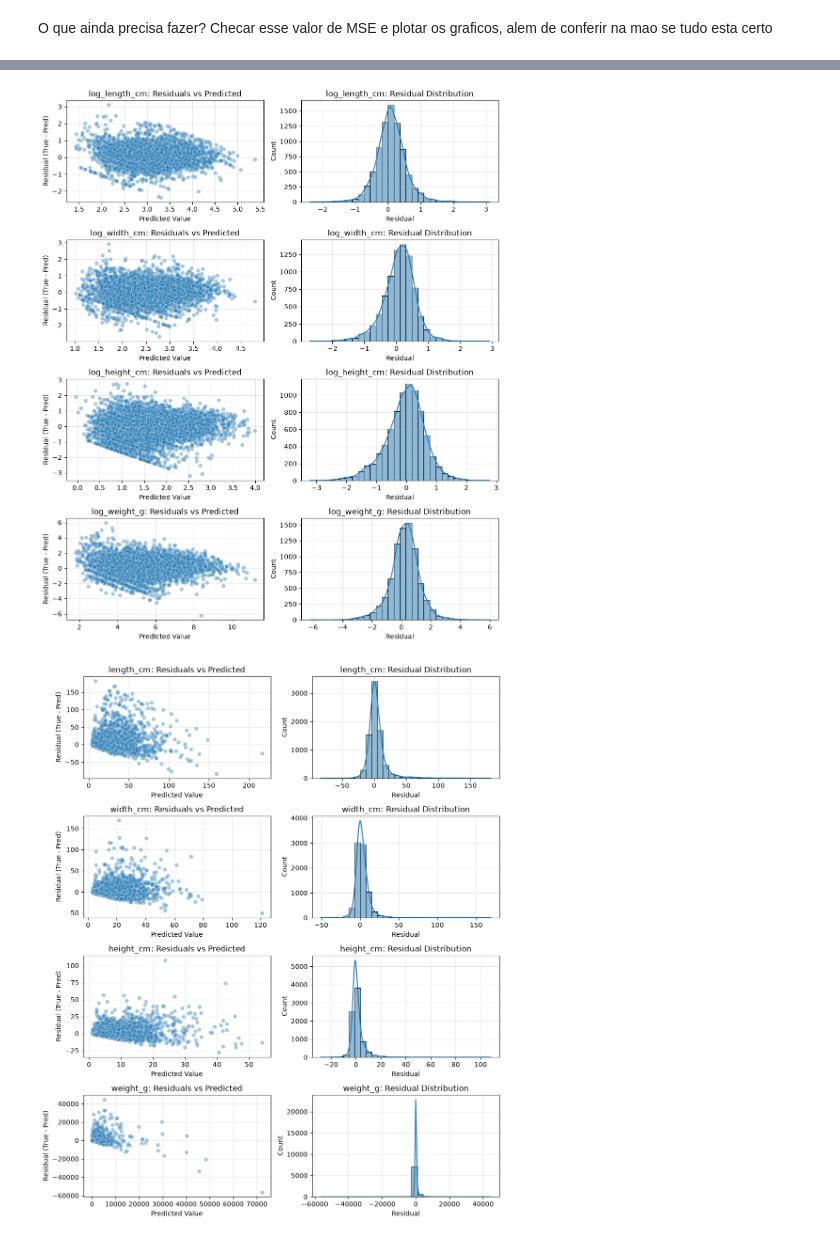
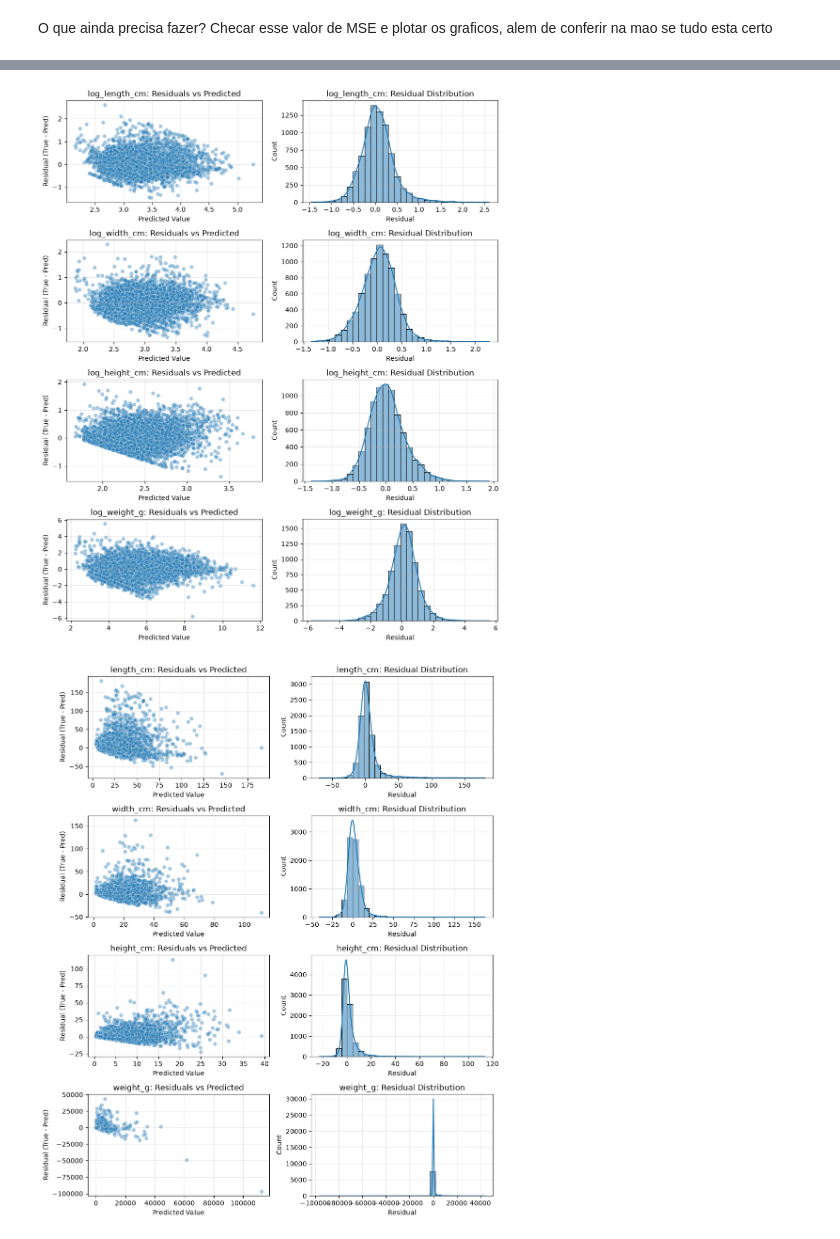
Before and after one commit to tomazcavalcantee/Cubagem---Stone, a Jupyter notebook: notebooks/5_multimodal.ipynb, the cells around one changed output, grey strips where cells are left out. Cells and saved outputs as stored; diff of their text form; code cells hidden in the pictures.

```diff
--- a/notebooks/5_multimodal.ipynb
+++ b/notebooks/5_multimodal.ipynb
@@ -90,8 +90,25 @@ log_targets = [
     "log_height_cm",
     "log_weight_g",
 ]
+# %%
+class LogTransform:
+    def __init__(self, c, name):
+        self.c = c
+        self.name = name
+
+    def __str__(self):
+        return self.name
+
+    def f(self, x):
+        return np.log(x + self.c)
+
+    def inv(self, x):
+        return np.exp(x) - self.c
+
+c = 5
+transform = LogTransform(c, f"log(x+{c})")
 # %%
-df[log_targets] = np.log(df[targets])
+df[log_targets] = transform.f(df[targets])
 # %%
 ROOT = "../embeddings"
 
@@ -432,8 +451,8 @@ def evaluate_and_stratify(model, val_loader, device, target_names, log_scale=Tru
     all_targets = np.vstack(all_targets)
 
     if not log_scale:
-        all_preds = np.exp(all_preds)
-        all_targets = np.exp(all_targets)
+        all_preds = transform.inv(all_preds)
+        all_targets = transform.inv(all_targets)
 
     # Error dataframe
     df_list = []
@@ -503,4 +522,4 @@ def plot_residuals(df_errors):
         ax_hist.grid(alpha=0.3)
 
     plt.tight_layout()
-    plt.show()
+    return fig
@@ -532,11 +603,13 @@ ds_val = CubagemDataset(df_val, text_npz_path="../embeddings/text_embeddings.npz
 dataloader_val = DataLoader(ds_val, batch_size=BATCH_SIZE, shuffle=True,  num_workers=2, pin_memory=True)
 # %%
 df_errors = evaluate_and_stratify(model, dataloader_val, device, log_targets, log_scale=True)
-plot_residuals(df_errors)
+fig = plot_residuals(df_errors)
+fig.savefig(f"../results/log_residuals_{transform}.jpg")
 # %% [output]
-[figure, old version]
+[figure, new version]
 # %%
 df_errors = evaluate_and_stratify(model, dataloader_val, device, targets, log_scale=False)
 plot_residuals(df_errors)
+fig.savefig(f"../results/residuals_{transform}.jpg")
 # %% [output]
-[figure, old version]
+[figure, new version]
```
Also changed, not shown: parts of 11 cells of this notebook, 9 other files.
